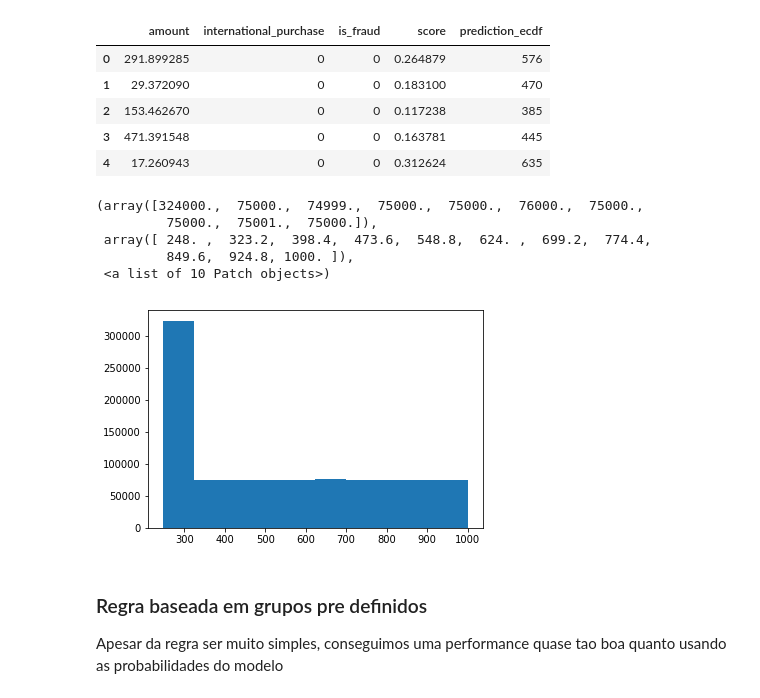
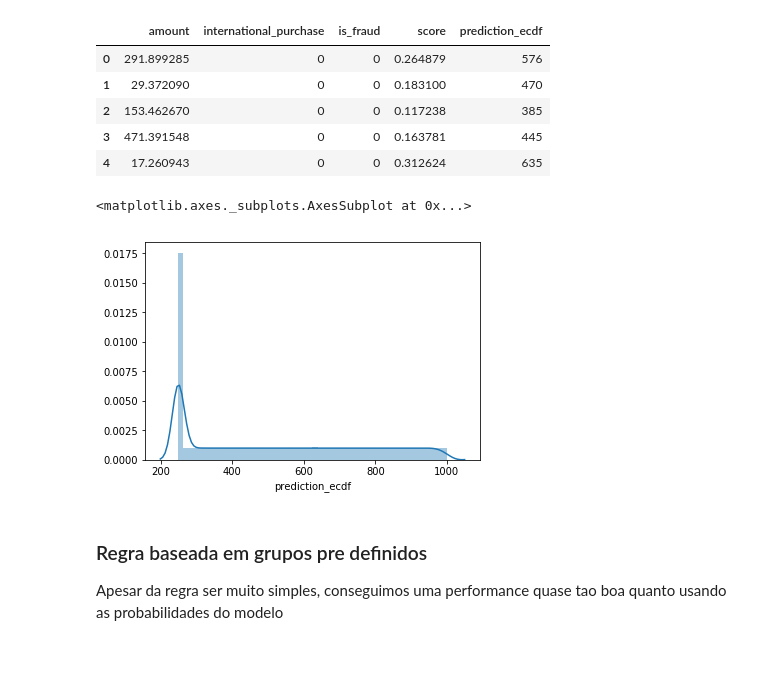
Before and after one commit to nubank/diversidados-curso-ds, a Jupyter notebook: intermediario/Aula 5/decison-making-examples.ipynb, the cells around one changed output. Saved outputs shown, nothing was run; the diff lists cells and outputs as text; code cells hidden in the pictures; blank space fills up the shorter version.

```diff
--- a/intermediario/Aula 5/decison-making-examples.ipynb
+++ b/intermediario/Aula 5/decison-making-examples.ipynb
@@ -394,14 +413,10 @@ predict_fn(uniform_df).head()
 | 3 | 471.391548 | 0 | 0 | 0.163781 | 445 |
 | 4 | 17.260943 | 0 | 0 | 0.312624 | 635 |
 # %%
-plt.hist(uniform_df["prediction_ecdf"])
+sns.distplot(uniform_df["prediction_ecdf"])
 # %% [output]
-(array([324000.,  75000.,  74999.,  75000.,  75000.,  76000.,  75000.,
-         75000.,  75001.,  75000.]),
- array([ 248. ,  323.2,  398.4,  473.6,  548.8,  624. ,  699.2,  774.4,
-         849.6,  924.8, 1000. ]),
- <a list of 10 Patch objects>)
+<matplotlib.axes._subplots.AxesSubplot at 0x...>
-[figure, old version]
+[figure, new version]
 # %% [markdown]
 ### Regra baseada em grupos pre definidos
 Apesar da regra ser muito simples, conseguimos uma performance quase tao boa quanto usando as probabilidades do modelo
```
Also changed, not shown: parts of 33 cells of this notebook.
